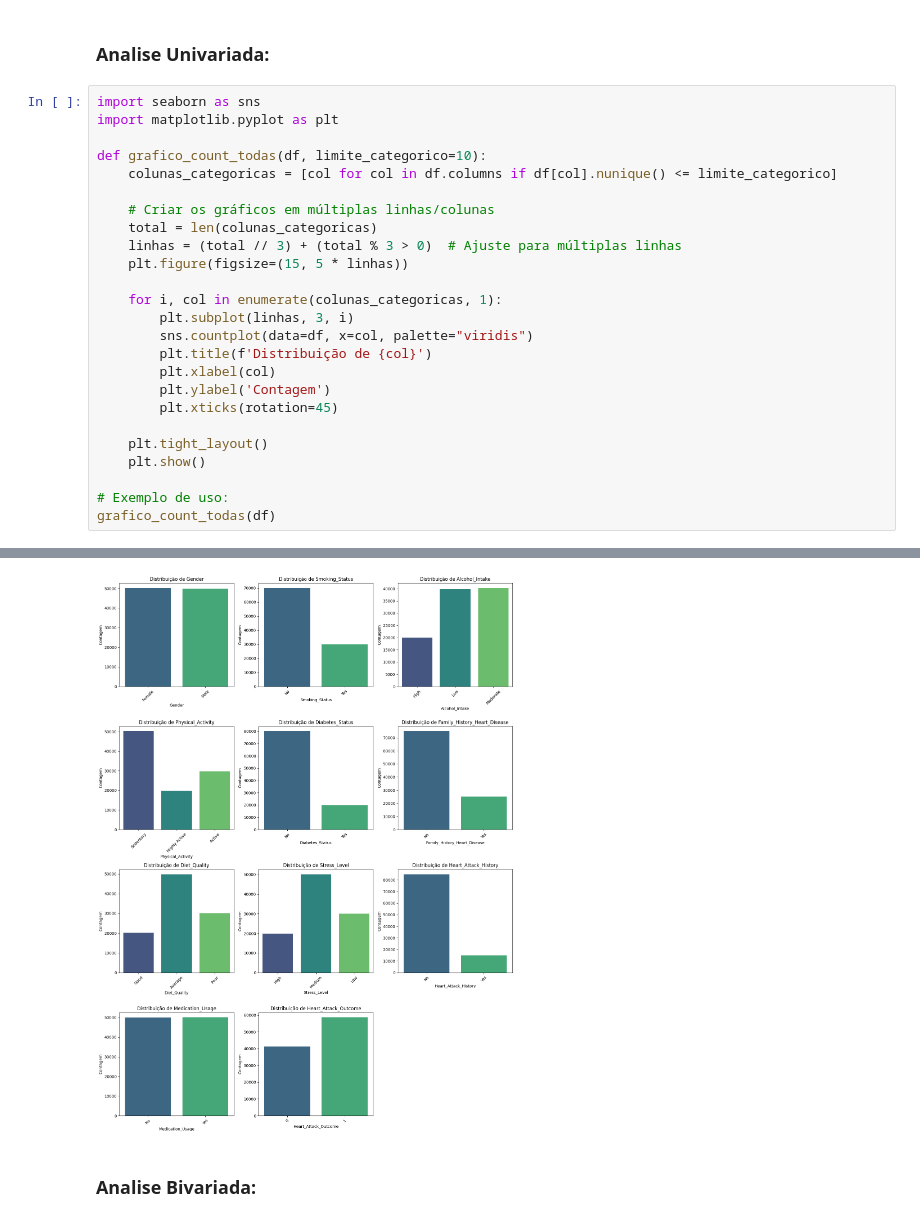
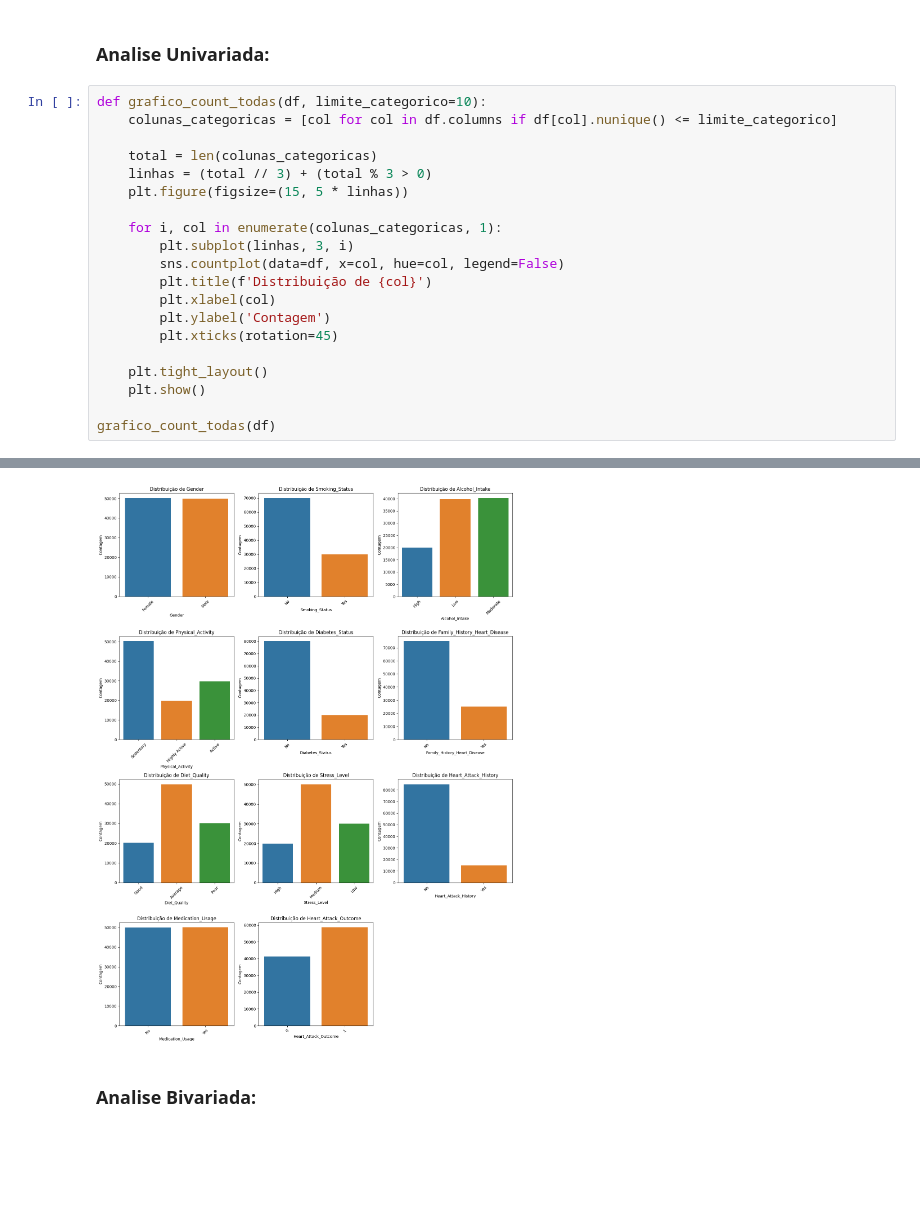
Before and after one commit to Charlene-Martello/ataque-cardiaco, a Jupyter notebook: ataquecardiaco.ipynb, the cells around one changed output, grey strips where cells are left out. Drawn from its saved outputs; the diff is of its cells as text; blank space fills up the shorter version.

```diff
--- a/ataquecardiaco.ipynb
+++ b/ataquecardiaco.ipynb
@@ -102,20 +103,16 @@ Os dados indicam um perfil de pacientes com **fatores de risco significativos pa
 # %% [markdown]
 ### Analise Univariada:
 # %%
-import seaborn as sns
-import matplotlib.pyplot as plt
-
 def grafico_count_todas(df, limite_categorico=10):
     colunas_categoricas = [col for col in df.columns if df[col].nunique() <= limite_categorico]
 
-    # Criar os gráficos em múltiplas linhas/colunas
     total = len(colunas_categoricas)
-    linhas = (total // 3) + (total % 3 > 0)  # Ajuste para múltiplas linhas
+    linhas = (total // 3) + (total % 3 > 0)
     plt.figure(figsize=(15, 5 * linhas))
 
     for i, col in enumerate(colunas_categoricas, 1):
         plt.subplot(linhas, 3, i)
-        sns.countplot(data=df, x=col, palette="viridis")
+        sns.countplot(data=df, x=col, hue=col, legend=False)
         plt.title(f'Distribuição de {col}')
         plt.xlabel(col)
         plt.ylabel('Contagem')
@@ -124,6 +121,5 @@ def grafico_count_todas(df, limite_categorico=10):
     plt.tight_layout()
     plt.show()
 
-# Exemplo de uso:
 grafico_count_todas(df)
 # %% [output]
@@ -147,4 +126,4 @@ Passing `palette` without assigning `hue` is deprecated and will be removed in v
-[figure, old version]
+[figure, new version]
 # %% [markdown]
 ### Analise Bivariada:
 # %%
```
Also changed, not shown: parts of 11 cells of this notebook.
